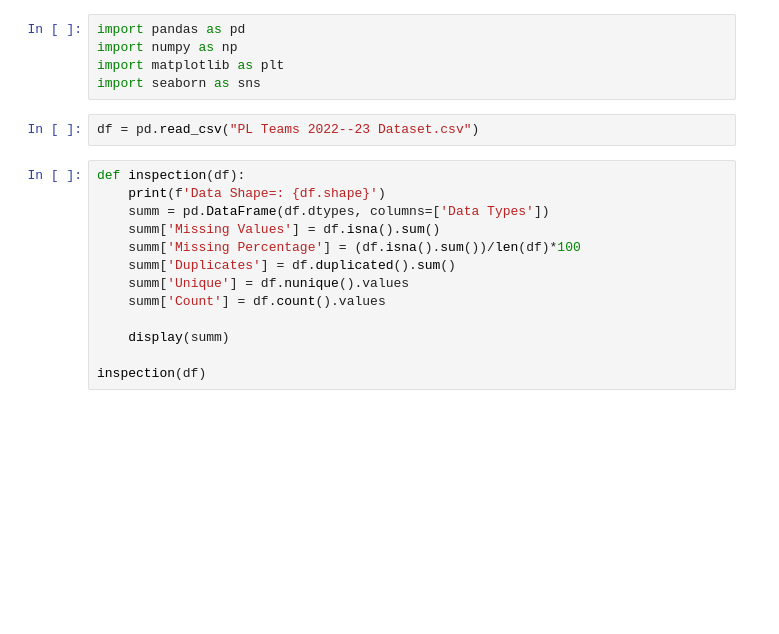
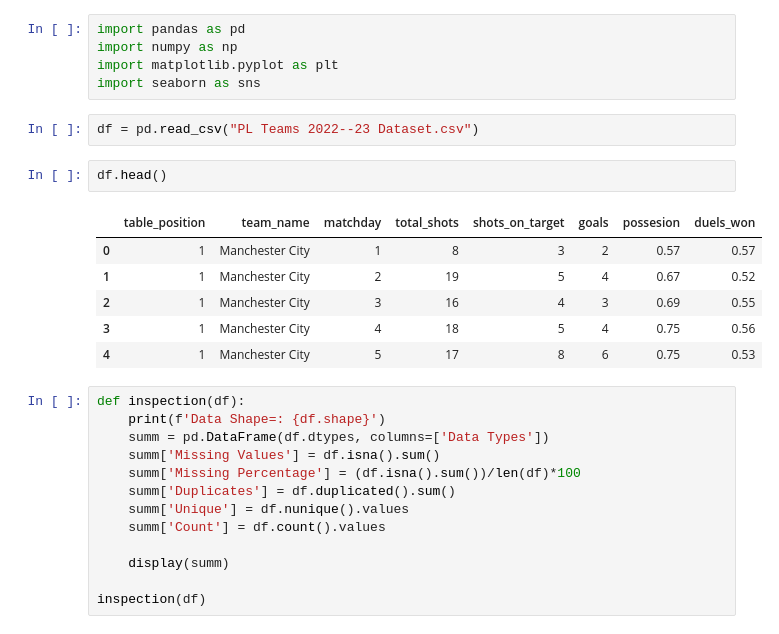
Before and after one commit to lemonmelonn/pl_goals_prediction, a Jupyter notebook: inspection.ipynb, the cells around one changed output. Saved outputs shown, nothing was run; the diff lists cells and outputs as text; blank space fills up the shorter version.

```diff
--- a/inspection.ipynb
+++ b/inspection.ipynb
@@ -1,10 +1,19 @@
 # %%
 import pandas as pd
 import numpy as np
-import matplotlib as plt
+import matplotlib.pyplot as plt
 import seaborn as sns
 # %%
 df = pd.read_csv("PL Teams 2022--23 Dataset.csv")
+# %%
+df.head()
+# %% [output]
+|  | table_position | team_name | matchday | total_shots | shots_on_target | goals | possesion | duels_won |
+| 0 | 1 | Manchester City | 1 | 8 | 3 | 2 | 0.57 | 0.57 |
+| 1 | 1 | Manchester City | 2 | 19 | 5 | 4 | 0.67 | 0.52 |
+| 2 | 1 | Manchester City | 3 | 16 | 4 | 3 | 0.69 | 0.55 |
+| 3 | 1 | Manchester City | 4 | 18 | 5 | 4 | 0.75 | 0.56 |
+| 4 | 1 | Manchester City | 5 | 17 | 8 | 6 | 0.75 | 0.53 |
 # %%
 def inspection(df):
     print(f'Data Shape=: {df.shape}')
```
Also changed, not shown: parts of 2 cells of this notebook, 4 other files.
